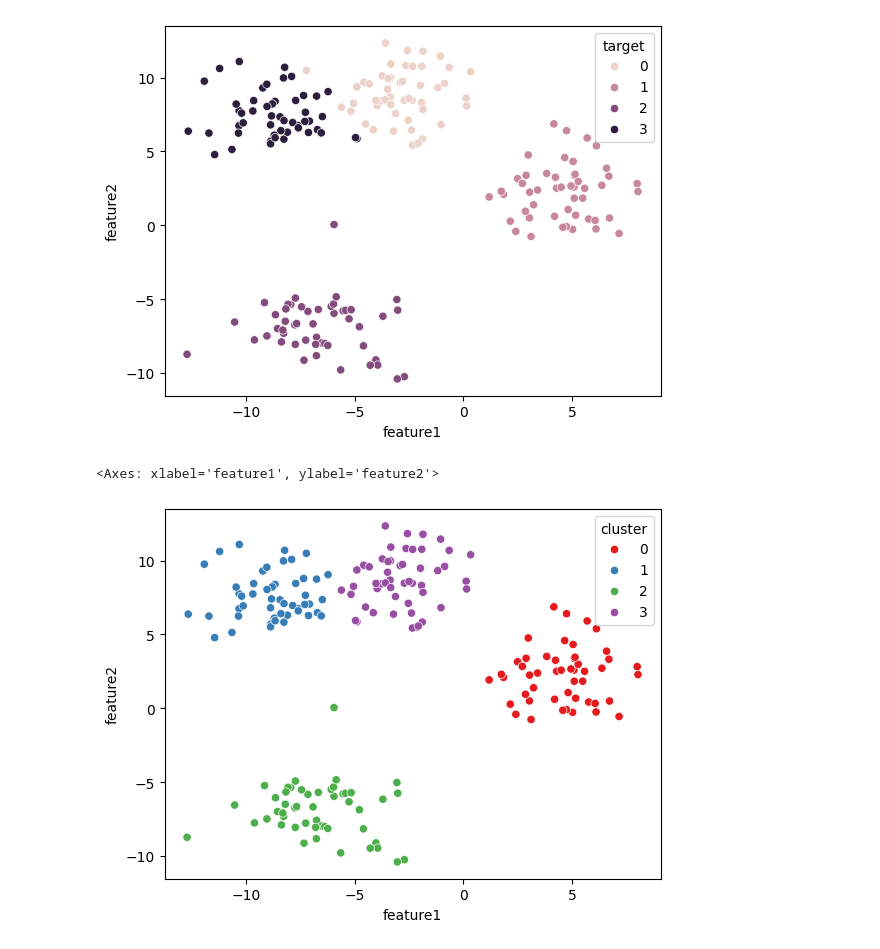
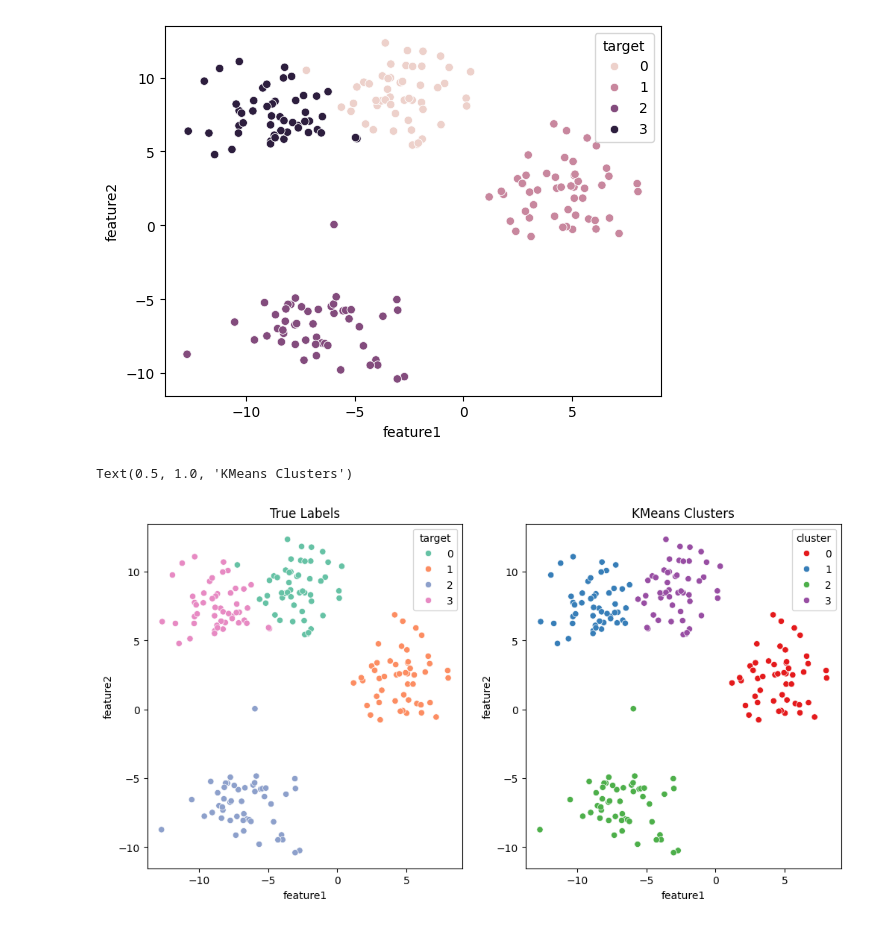
Before and after one commit to Adhishtanaka/SE-to-ML, a Jupyter notebook: Machine Learning/Clustering/K_Means_clustering/KMC.ipynb, the cells around one changed output. Cells and saved outputs as stored; diff of their text form; code cells hidden in the pictures.

```diff
--- a/Machine Learning/Clustering/K_Means_clustering/KMC.ipynb
+++ b/Machine Learning/Clustering/K_Means_clustering/KMC.ipynb
@@ -53,9 +53,17 @@ sns.scatterplot(data=df, x='feature1', y='feature2',hue='target')
 <Axes: xlabel='feature1', ylabel='feature2'>
 [figure]
 # %%
+fig, axes = plt.subplots(1, 2, figsize=(12, 6))
+
+# Original data with true labels
+sns.scatterplot(data=df, x='feature1', y='feature2', hue='target', ax=axes[0], palette='Set2')
+axes[0].set_title('True Labels')
+
+# KMeans clustered data
 kmeans = KMeans(n_clusters=4, random_state=42)
 df['cluster'] = kmeans.fit_predict(X)
-sns.scatterplot(data=df, x='feature1', y='feature2', hue='cluster', palette='Set1')
+sns.scatterplot(data=df, x='feature1', y='feature2', hue='cluster', ax=axes[1], palette='Set1')
+axes[1].set_title('KMeans Clusters')
 # %% [output]
-<Axes: xlabel='feature1', ylabel='feature2'>
+Text(0.5, 1.0, 'KMeans Clusters')
-[figure, old version]
+[figure, new version]
```
Also changed, not shown: parts of 3 cells of this notebook, 9 other files.
